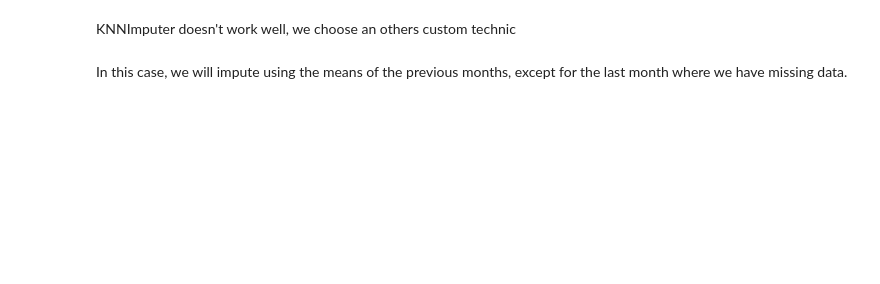
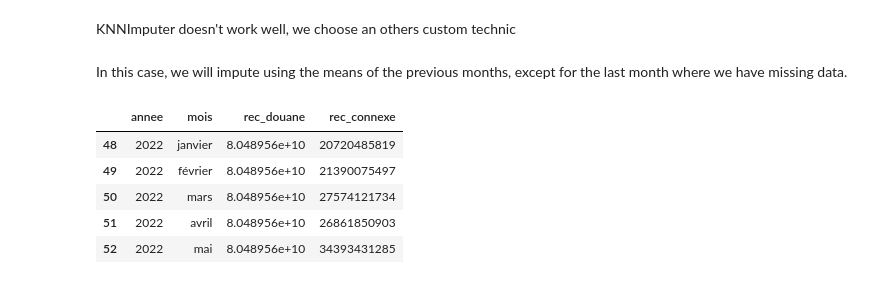
Before and after one commit to Pinto-Katende-Jonathan/SimpleDescriptiveStat, a Jupyter notebook: analyse.ipynb, the cells around one changed output. Cells and saved outputs as stored; diff of their text form; code cells hidden in the pictures; blank space fills up the shorter version.

```diff
--- a/analyse.ipynb
+++ b/analyse.ipynb
@@ -379,0 +387,9 @@ In this case, we will impute using the means of the previous months, except for
+# %%
+last_year.head()
+# %% [output]
+|  | annee | mois | rec_douane | rec_connexe |
+| 48 | 2022 | janvier | 8.048956e+10 | 20720485819 |
+| 49 | 2022 | février | 8.048956e+10 | 21390075497 |
+| 50 | 2022 | mars | 8.048956e+10 | 27574121734 |
+| 51 | 2022 | avril | 8.048956e+10 | 26861850903 |
+| 52 | 2022 | mai | 8.048956e+10 | 34393431285 |
```
Also changed, not shown: parts of 7 cells of this notebook.
